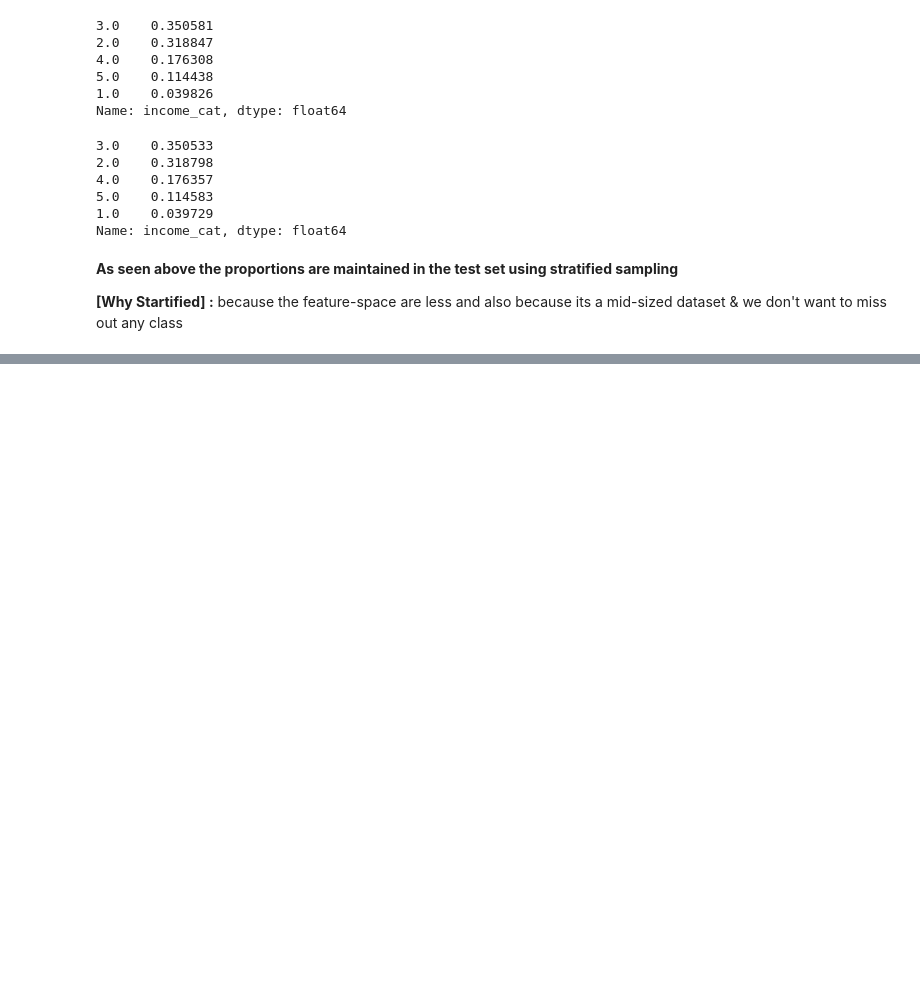
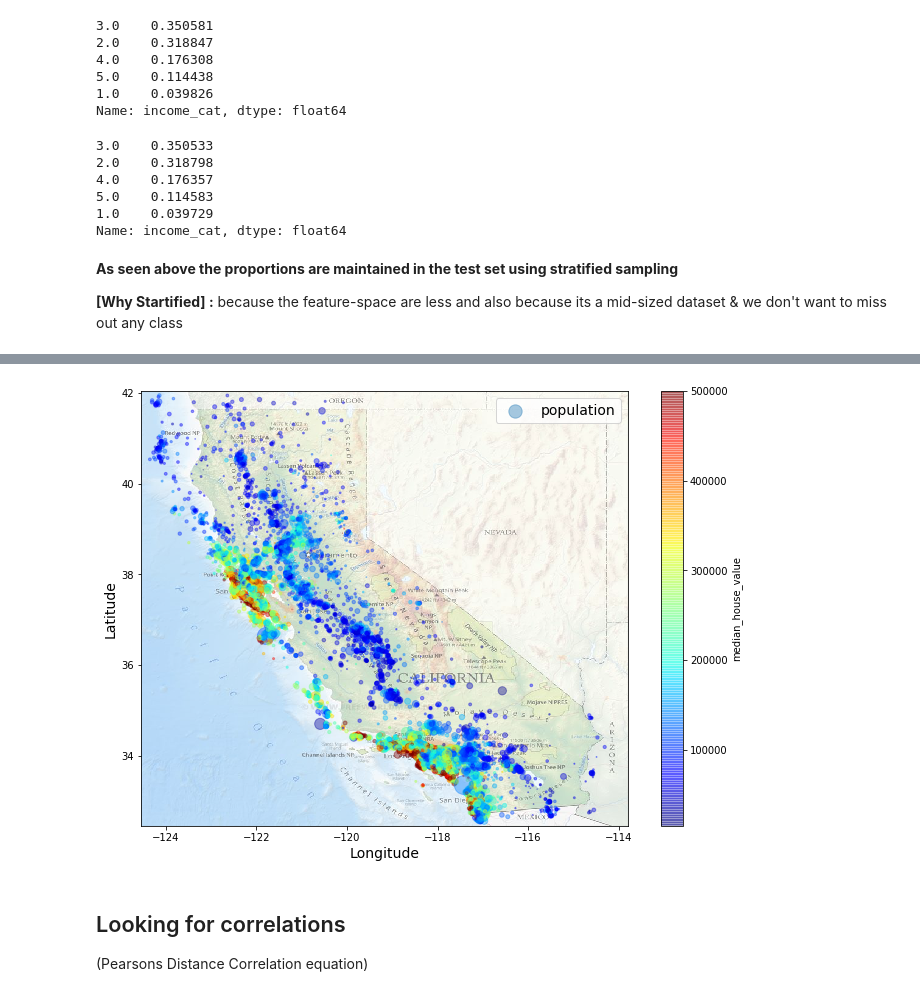
Before and after one commit to raghurh/Machine_Learning, a Jupyter notebook: California_Housing_Price.ipynb, the cells around one changed output, grey strips where cells are left out. Drawn from its saved outputs; the diff is of its cells as text; code cells hidden in the pictures; blank space fills up the shorter version.

```diff
--- a/California_Housing_Price.ipynb
+++ b/California_Housing_Price.ipynb
@@ -148,0 +179,20 @@ def income_cat_proportions(data):
+# %%
+import matplotlib.image as mpimg
+
+ax = housing.plot(kind="scatter", x="longitude", y="latitude", alpha=0.4,
+            s=housing['population']/100, label="population", figsize=(12,8),
+            c="median_house_value", cmap=plt.get_cmap("jet"), sharex=False)
+
+# load the png image
+california_img = mpimg.imread("california.png", 0)
+
+plt.imshow(california_img, extent = [-124.55, -113.8, 32.45, 42.05], alpha = 0.5, cmap = plt.get_cmap("jet"))
+plt.xlabel("Longitude", fontsize = 14)
+plt.ylabel("Latitude", fontsize = 14)
+plt.legend(fontsize = 14)
+plt.show()
+# %% [output]
+[figure, added]
+# %% [markdown]
+## Looking for correlations
+(Pearsons Distance Correlation equation)
```
Also changed, not shown: parts of 15 cells of this notebook.
